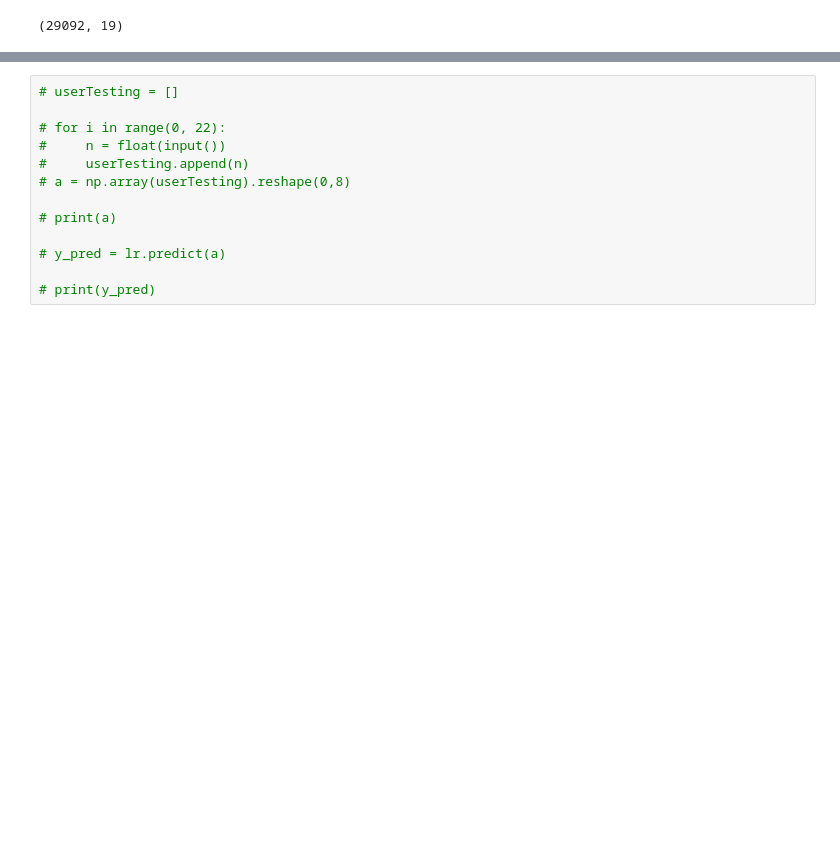
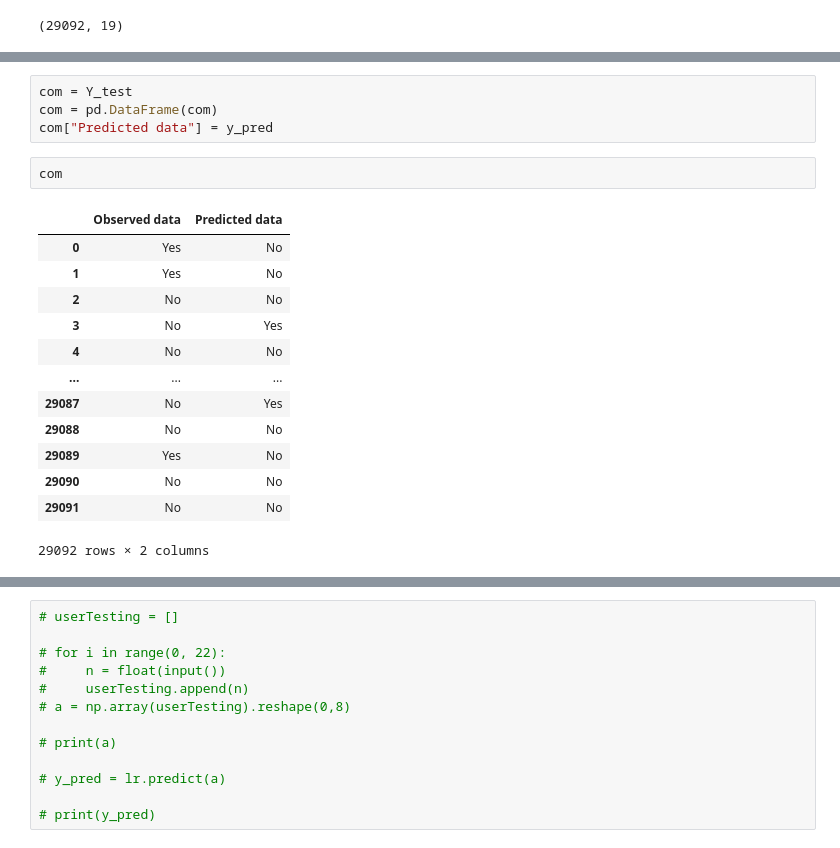
Before and after one commit to Sohidul-Islam/rainPrediction, a Jupyter notebook: rainPredict.ipynb, the cells around one changed output, grey strips where cells are left out. Cells and saved outputs as stored; diff of their text form; blank space fills up the shorter version.

```diff
--- a/rainPredict.ipynb
+++ b/rainPredict.ipynb
@@ -474,0 +558,20 @@ ValueError: could not broadcast input array from shape (29092,1) into shape (19,
+# %%
+com = Y_test
+com = pd.DataFrame(com)
+com["Predicted data"] = y_pred
+# %%
+com
+# %% [output]
+|  | Observed data | Predicted data |
+| 0 | Yes | No |
+| 1 | Yes | No |
+| 2 | No | No |
+| 3 | No | Yes |
+| 4 | No | No |
+| ... | ... | ... |
+| 29087 | No | Yes |
+| 29088 | No | No |
+| 29089 | Yes | No |
+| 29090 | No | No |
+| 29091 | No | No |
+29092 rows × 2 columns
```
Also changed, not shown: parts of 28 cells of this notebook, 22 other files.
